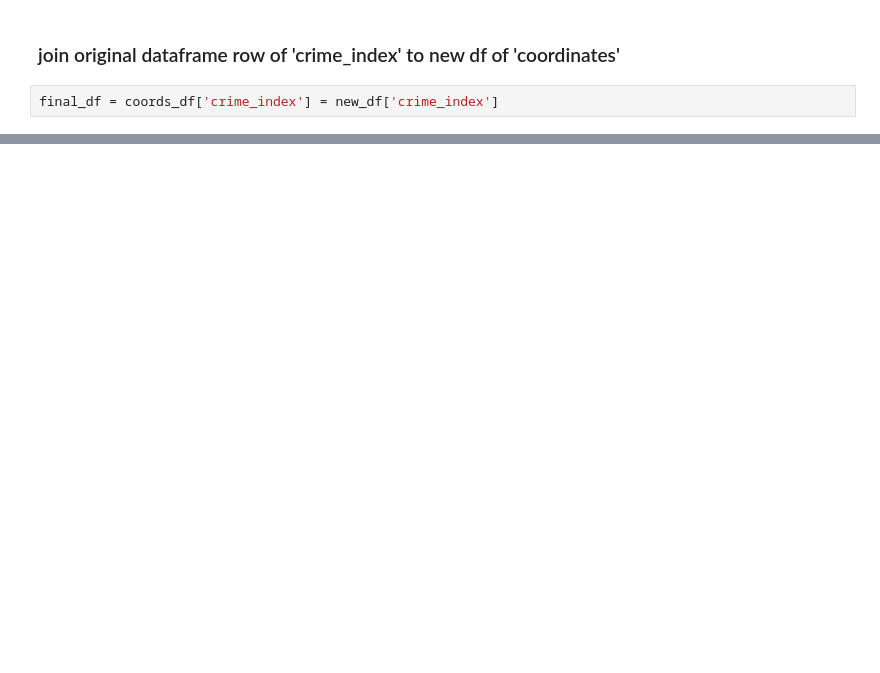
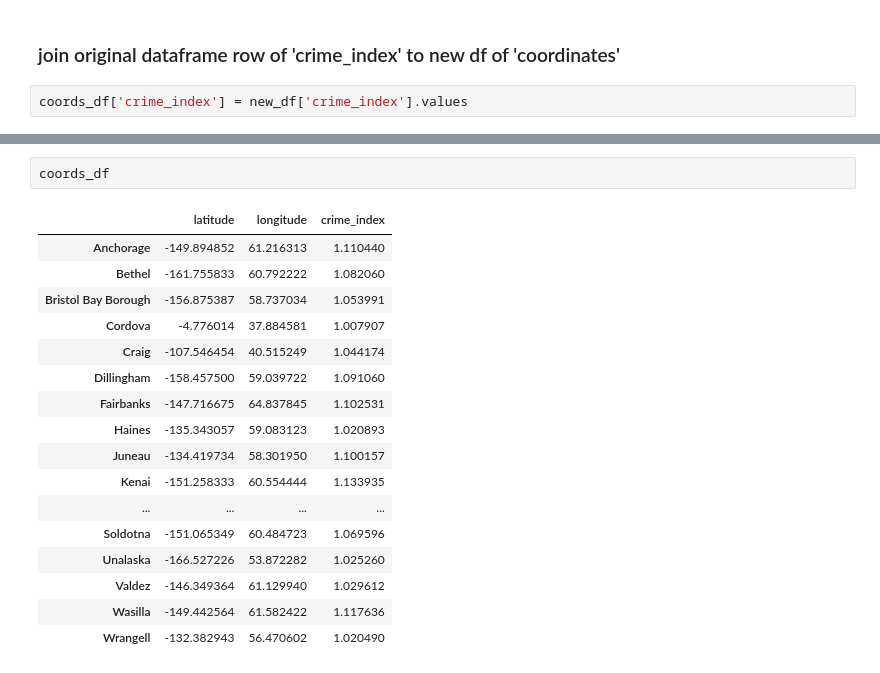
Before and after one commit to komskisp/greenzone, a Jupyter notebook: greenzone-onestate.ipynb, the cells around one changed output, grey strips where cells are left out. Drawn from its saved outputs; the diff is of its cells as text; blank space fills up the shorter version.

```diff
--- a/greenzone-onestate.ipynb
+++ b/greenzone-onestate.ipynb
@@ -198,4 +189,4 @@ coords_df
 # %% [markdown]
 ### join original dataframe row of 'crime_index' to new df of 'coordinates'
 # %%
-final_df = coords_df['crime_index'] = new_df['crime_index']
+coords_df['crime_index'] = new_df['crime_index'].values
@@ -220,0 +193,20 @@ Name: crime_index, dtype: float64
+# %%
+coords_df
+# %% [output]
+|  | latitude | longitude | crime_index |
+| Anchorage | -149.894852 | 61.216313 | 1.110440 |
+| Bethel | -161.755833 | 60.792222 | 1.082060 |
+| Bristol Bay Borough | -156.875387 | 58.737034 | 1.053991 |
+| Cordova | -4.776014 | 37.884581 | 1.007907 |
+| Craig | -107.546454 | 40.515249 | 1.044174 |
+| Dillingham | -158.457500 | 59.039722 | 1.091060 |
+| Fairbanks | -147.716675 | 64.837845 | 1.102531 |
+| Haines | -135.343057 | 59.083123 | 1.020893 |
+| Juneau | -134.419734 | 58.301950 | 1.100157 |
+| Kenai | -151.258333 | 60.554444 | 1.133935 |
+| ... | ... | ... | ... |
+| Soldotna | -151.065349 | 60.484723 | 1.069596 |
+| Unalaska | -166.527226 | 53.872282 | 1.025260 |
+| Valdez | -146.349364 | 61.129940 | 1.029612 |
+| Wasilla | -149.442564 | 61.582422 | 1.117636 |
+| Wrangell | -132.382943 | 56.470602 | 1.020490 |
```
Also changed, not shown: parts of 3 cells of this notebook.
